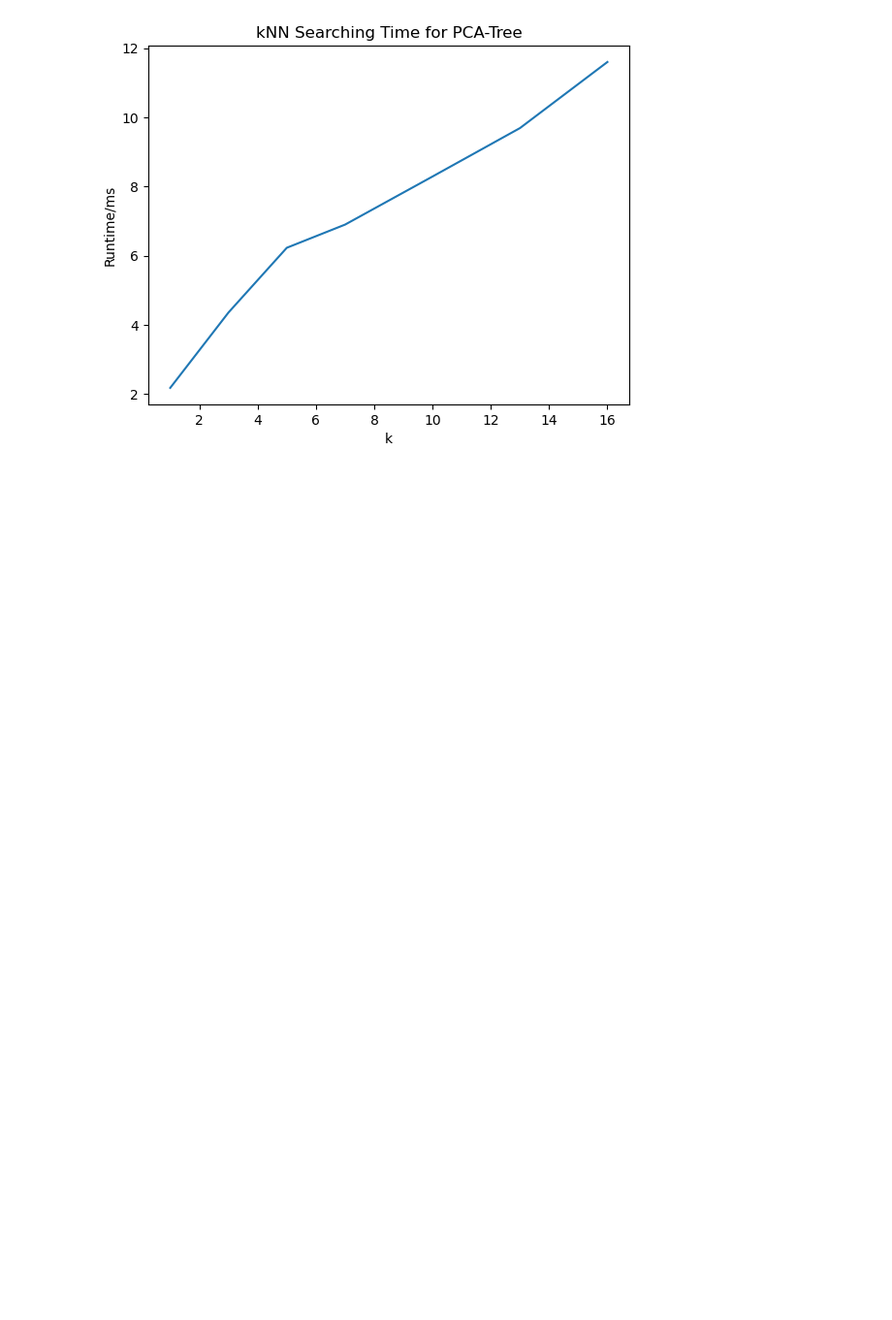
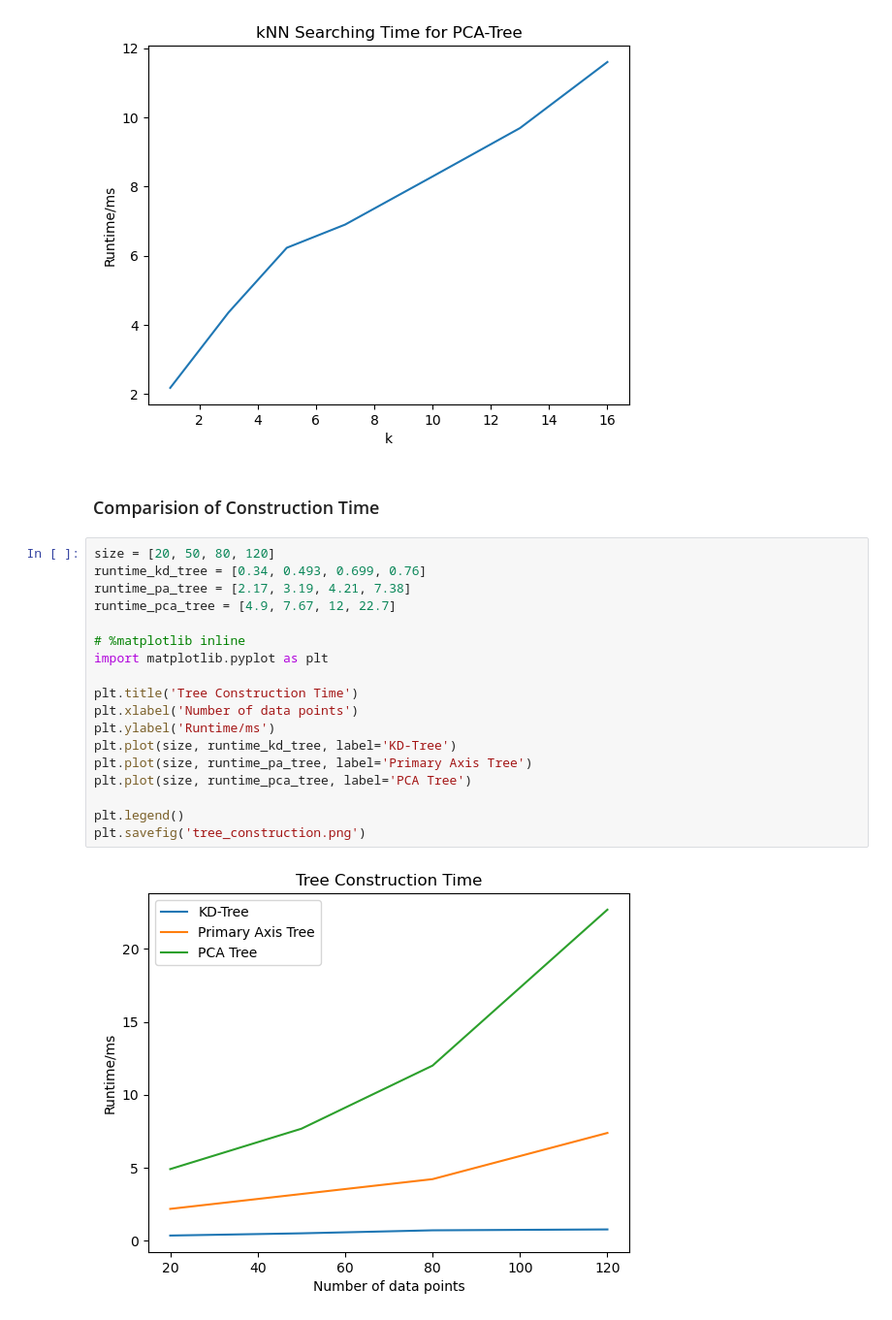
Before and after one commit to Aden-Q/csci-8442, a Jupyter notebook: train_test.ipynb, the cells around one changed output. Shown at 97% size. Saved outputs shown, nothing was run; the diff lists cells and outputs as text; blank space fills up the shorter version.

```diff
--- a/train_test.ipynb
+++ b/train_test.ipynb
@@ -505,3 +505,25 @@ plt.plot(k, runtime)
 # %% [output]
 [<matplotlib.lines.Line2D at 0x...>]
 [figure]
+# %% [markdown]
+### Comparision of Construction Time
+# %%
+size = [20, 50, 80, 120]
+runtime_kd_tree = [0.34, 0.493, 0.699, 0.76]
+runtime_pa_tree = [2.17, 3.19, 4.21, 7.38]
+runtime_pca_tree = [4.9, 7.67, 12, 22.7]
+
+# %matplotlib inline
+import matplotlib.pyplot as plt
+
+plt.title('Tree Construction Time')
+plt.xlabel('Number of data points')
+plt.ylabel('Runtime/ms')
+plt.plot(size, runtime_kd_tree, label='KD-Tree')
+plt.plot(size, runtime_pa_tree, label='Primary Axis Tree')
+plt.plot(size, runtime_pca_tree, label='PCA Tree')
+
+plt.legend()
+plt.savefig('tree_construction.png')
+# %% [output]
+[figure, added]
```
Also changed, not shown: parts of 4 cells of this notebook, 3 other files.
